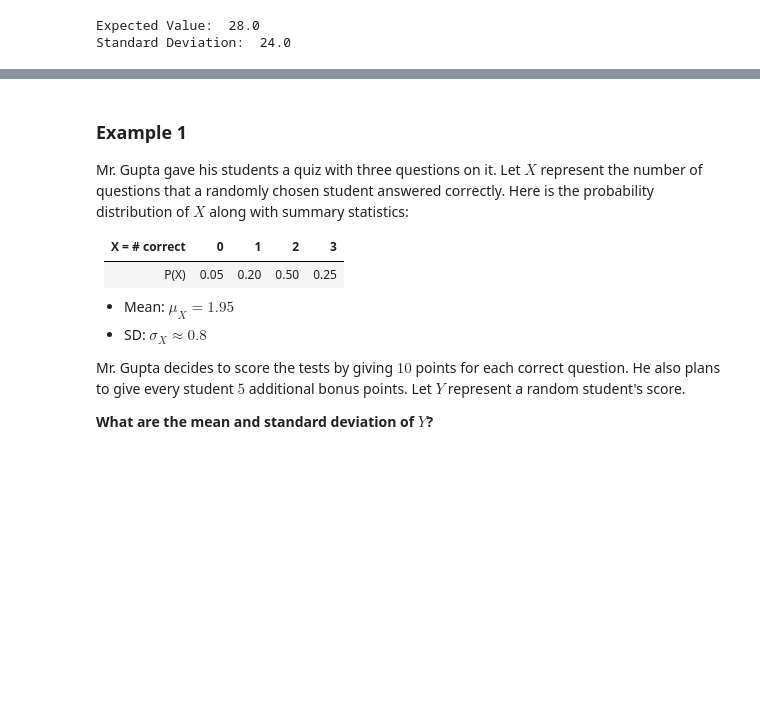
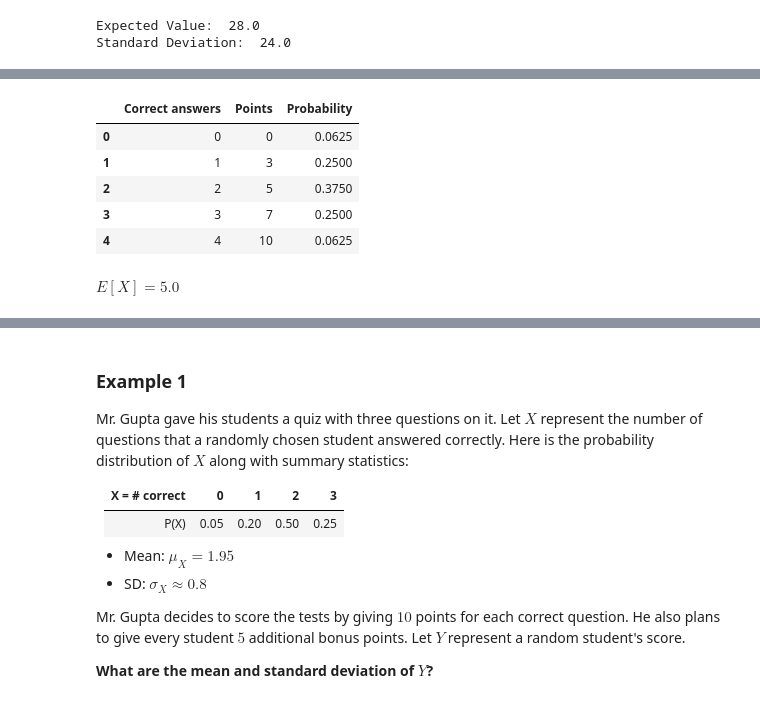
Before and after one commit to ZacksAmber/-probability-and-statistics, a Jupyter notebook: random_variables.ipynb, the cells around one changed output, grey strips where cells are left out. Saved outputs shown, nothing was run; the diff lists cells and outputs as text; code cells hidden in the pictures; blank space fills up the shorter version.

```diff
--- a/random_variables.ipynb
+++ b/random_variables.ipynb
@@ -95,0 +110,6 @@ Standard Deviation:  24.0
+# %%
+n, p = 4, 1/2
+ks = np.arange(n+1)
+points = np.array([0, 3, 5, 7, 10])
+df = pd.DataFrame({'Correct answers': ks, 'Points': points})
+df
@@ -95,0 +123,14 @@ Standard Deviation:  24.0
+# %%
+df['Probability'] = df['Correct answers'].apply(lambda k: binom.pmf(k, n, p))
+df
+# %% [output]
+|  | Correct answers | Points | Probability |
+| 0 | 0 | 0 | 0.0625 |
+| 1 | 1 | 3 | 0.2500 |
+| 2 | 2 | 5 | 0.3750 |
+| 3 | 3 | 7 | 0.2500 |
+| 4 | 4 | 10 | 0.0625 |
+# %%
+display(Latex(f"$E[X] = {sum(df['Probability'] * df['Points'])}$"))
+# %% [output]
+$E[X] = 5.0$
```
Also changed, not shown: parts of 53 cells of this notebook, 9 other files.
